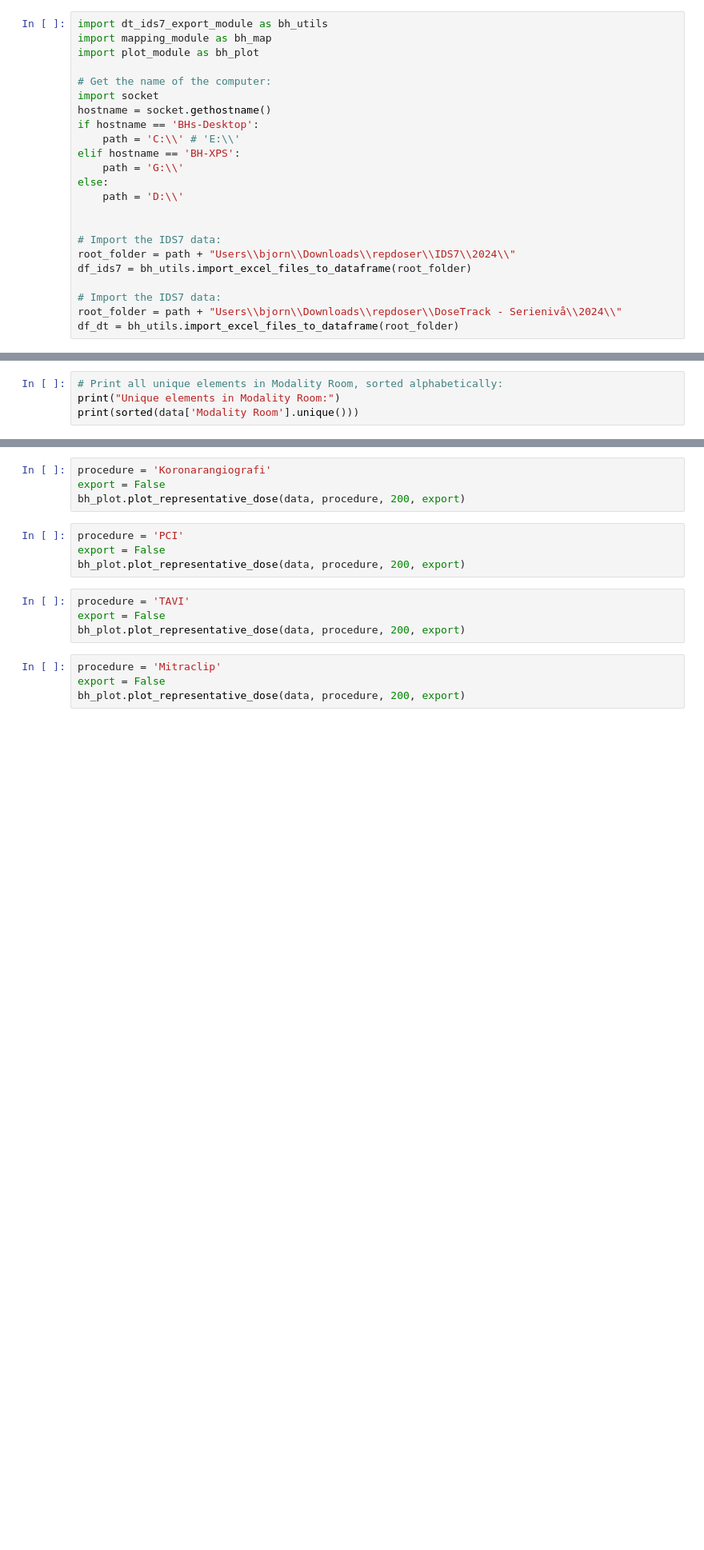
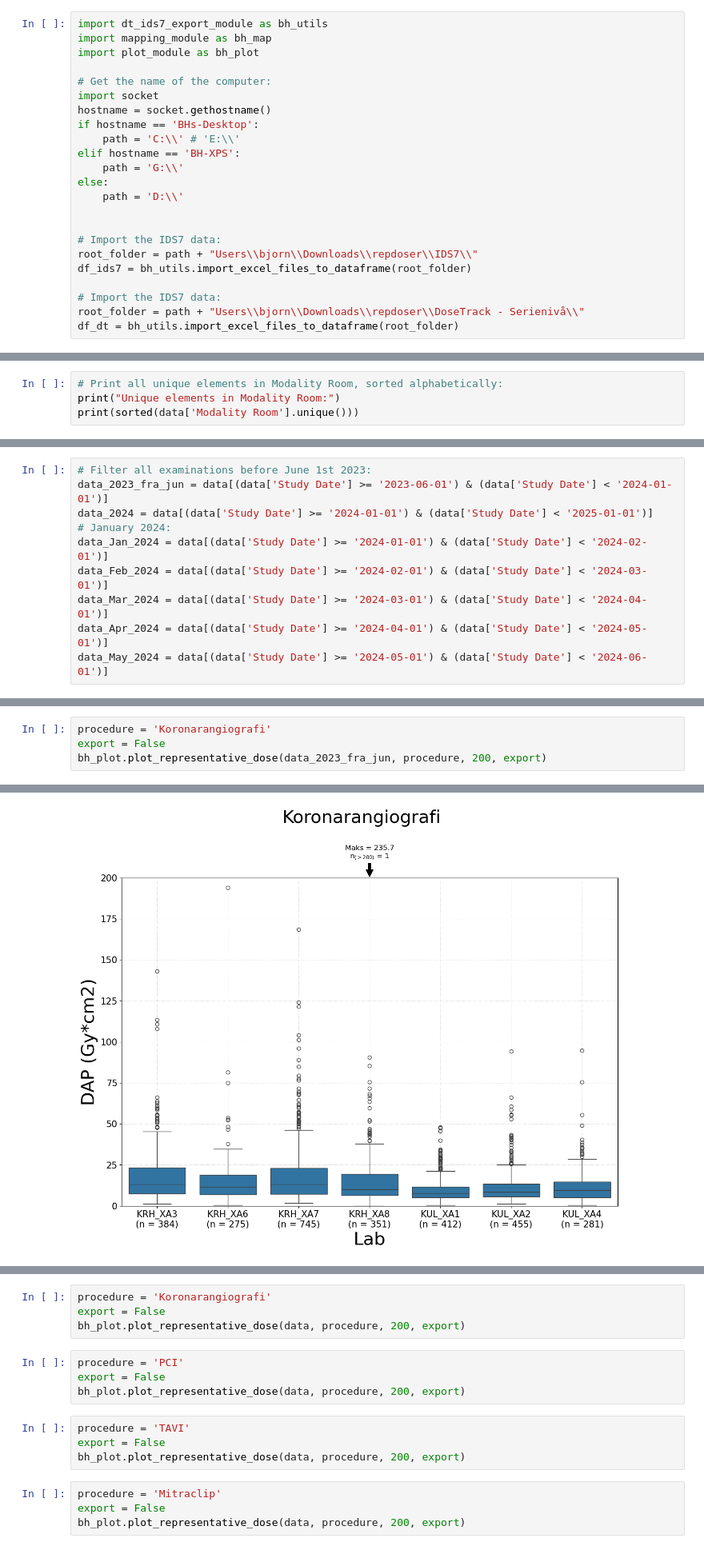
Before and after one commit to bjornhel/XA_DoseAnalysis, a Jupyter notebook: Code/script_xa_dsa_kardiologi.ipynb, the cells around one changed output, grey strips where cells are left out. Shown at 80% size. Cells and saved outputs as stored; diff of their text form; blank space fills up the shorter version.

```diff
--- a/Code/script_xa_dsa_kardiologi.ipynb
+++ b/Code/script_xa_dsa_kardiologi.ipynb
@@ -18,9 +18,9 @@ else:
 
 
 # Import the IDS7 data:
-root_folder = path + "Users\\bjorn\\Downloads\\repdoser\\IDS7\\2024\\"
+root_folder = path + "Users\\bjorn\\Downloads\\repdoser\\IDS7\\"
 df_ids7 = bh_utils.import_excel_files_to_dataframe(root_folder)
 
 # Import the IDS7 data:
-root_folder = path + "Users\\bjorn\\Downloads\\repdoser\\DoseTrack - Serienivå\\2024\\"
+root_folder = path + "Users\\bjorn\\Downloads\\repdoser\\DoseTrack - Serienivå\\"
 df_dt = bh_utils.import_excel_files_to_dataframe(root_folder)
@@ -46,0 +92,10 @@ data = bh_map.map_procedures(data, mapping_dict, True)
+# %%
+# Filter all examinations before June 1st 2023:
+data_2023_fra_jun = data[(data['Study Date'] >= '2023-06-01') & (data['Study Date'] < '2024-01-01')]
+data_2024 = data[(data['Study Date'] >= '2024-01-01') & (data['Study Date'] < '2025-01-01')]
+# January 2024:
+data_Jan_2024 = data[(data['Study Date'] >= '2024-01-01') & (data['Study Date'] < '2024-02-01')]
+data_Feb_2024 = data[(data['Study Date'] >= '2024-02-01') & (data['Study Date'] < '2024-03-01')]
+data_Mar_2024 = data[(data['Study Date'] >= '2024-03-01') & (data['Study Date'] < '2024-04-01')]
+data_Apr_2024 = data[(data['Study Date'] >= '2024-04-01') & (data['Study Date'] < '2024-05-01')]
+data_May_2024 = data[(data['Study Date'] >= '2024-05-01') & (data['Study Date'] < '2024-06-01')]
@@ -46,0 +107,5 @@ data = bh_map.map_procedures(data, mapping_dict, True)
+# %%
+procedure = 'Koronarangiografi'
+export = False
+bh_plot.plot_representative_dose(data_2023_fra_jun, procedure, 200, export)
+# %% [output]
@@ -46,0 +126 @@ data = bh_map.map_procedures(data, mapping_dict, True)
+[figure, added]
```
Also changed, not shown: parts of 10 cells of this notebook, 2 other files.
